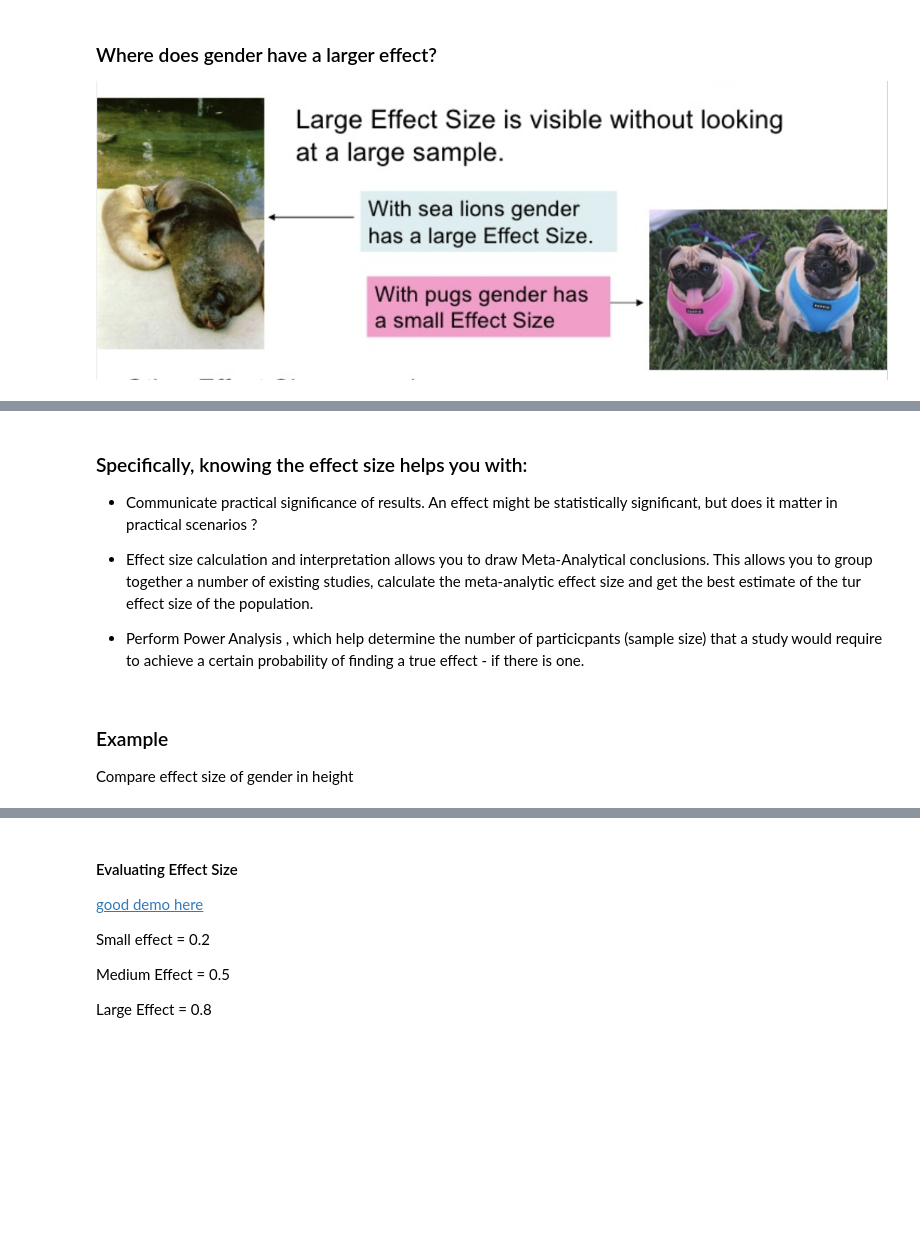
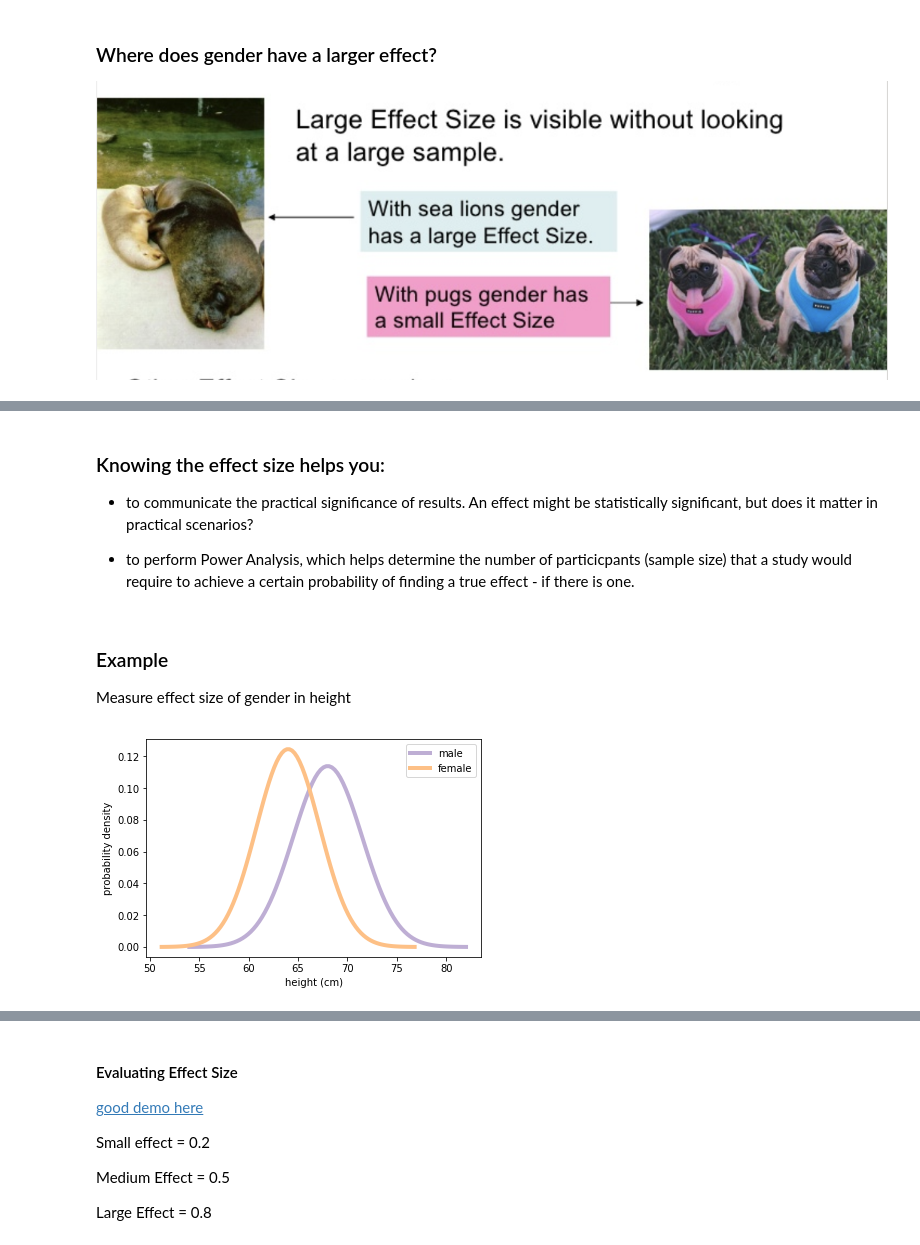
Before and after one commit to AaronWChen/effect-power_seattle-ds-080519, a Jupyter notebook: effect_size_power-apm-answer-key.ipynb, the cells around one changed output, grey strips where cells are left out. Cells and saved outputs as stored; diff of their text form; code cells hidden in the pictures; blank space fills up the shorter version.

```diff
--- a/Power_EffectSize_Error.ipynb
+++ b/effect_size_power-apm-answer-key.ipynb
@@ -48,14 +23,13 @@ Calculating effect size on your experiment put things in perspectives for you -
 # %% [markdown]
-### Specifically, knowing the effect size helps you with:
+### Knowing the effect size helps you:
 
-- Communicate practical significance of results. An effect might be statistically significant, but does it matter in practical scenarios ?
+- to communicate the practical significance of results. An effect might be statistically significant, but does it matter in practical scenarios?
 
-- Effect size calculation and interpretation allows you to draw Meta-Analytical conclusions. This allows you to group together a number of existing studies, calculate the meta-analytic effect size and get the best estimate of the tur effect size of the population.
-
-- Perform Power Analysis , which help determine the number of particicpants (sample size) that a study would require to achieve a certain probability of finding a true effect - if there is one.
+- to perform Power Analysis, which helps determine the number of particicpants (sample size) that a study would require to achieve a certain probability of finding a true effect - if there is one.
 # %% [markdown]
 ### Example
-Compare effect size of gender in height
+
+Measure effect size of gender in height
 # %%
 # calculate and visualize effect size in python
 # Import necessary modules
@@ -71,18 +45,19 @@ import matplotlib.pyplot as pyplot
 # seed the random number generator so we all get the same results
 np.random.seed(10)
 # %%
-#Mean height and sd for males
-male_mean = 178
-male_sd = 7.7
+# Mean height and sd for males
+male_mean = 68
+male_sd = 3.5
 
 # Generate a normal distribution for male heights
 male_height = scipy.stats.norm(male_mean, male_sd)
 
-female_mean = 163
-female_sd = 7.3
+# Females
+female_mean = 64
+female_sd = 3.2
 female_height = scipy.stats.norm(female_mean, female_sd)
 # %%
-def evaluate_PDF(rv, x=4):
+def evaluate_PDF(rv, sds=4):
     '''Input: a random variable object, standard deviation
        output : x and y values for the normal distribution
        '''
@@ -91,8 +66,9 @@ def evaluate_PDF(rv, x=4):
     mean = rv.mean()
     std = rv.std()
 
-    # Use numpy to calculate evenly spaced numbers over the specified interval (4 sd) and generate 100 samples.
-    xs = np.linspace(mean - x*std, mean + x*std, 100)
+    # Use numpy to calculate evenly spaced numbers over the specified interval
+    # (4 sd) and generate 100 samples.
+    xs = np.linspace(mean - sds*std, mean + sds*std, 100)
 
     # Calculate the peak of normal distribution i.e. probability density.
     ys = rv.pdf(xs)
@@ -101,14 +77,16 @@ def evaluate_PDF(rv, x=4):
 # %%
 # Male height
 xs, ys = evaluate_PDF(male_height)
-pyplot.plot(xs, ys, label='male', linewidth=4, color='#beaed4')
+plt.plot(xs, ys, label='male', linewidth=4, color='#beaed4')
 
 #Female height
 xs, ys = evaluate_PDF(female_height)
-pyplot.plot(xs, ys, label='female', linewidth=4, color='#fdc086')
+plt.plot(xs, ys, label='female', linewidth=4, color='#fdc086')
 
-pyplot.xlabel('height (cm)')
-pyplot.ylabel('probability density')
-pyplot.legend()
+plt.xlabel('height (cm)')
+plt.ylabel('probability density')
+plt.legend();
+# %% [output]
+[figure, added]
 # %% [markdown]
 ### Cohen's $d$, standardized metrics for effect size
```
Also changed, not shown: parts of 54 cells of this notebook, 12 other files.
